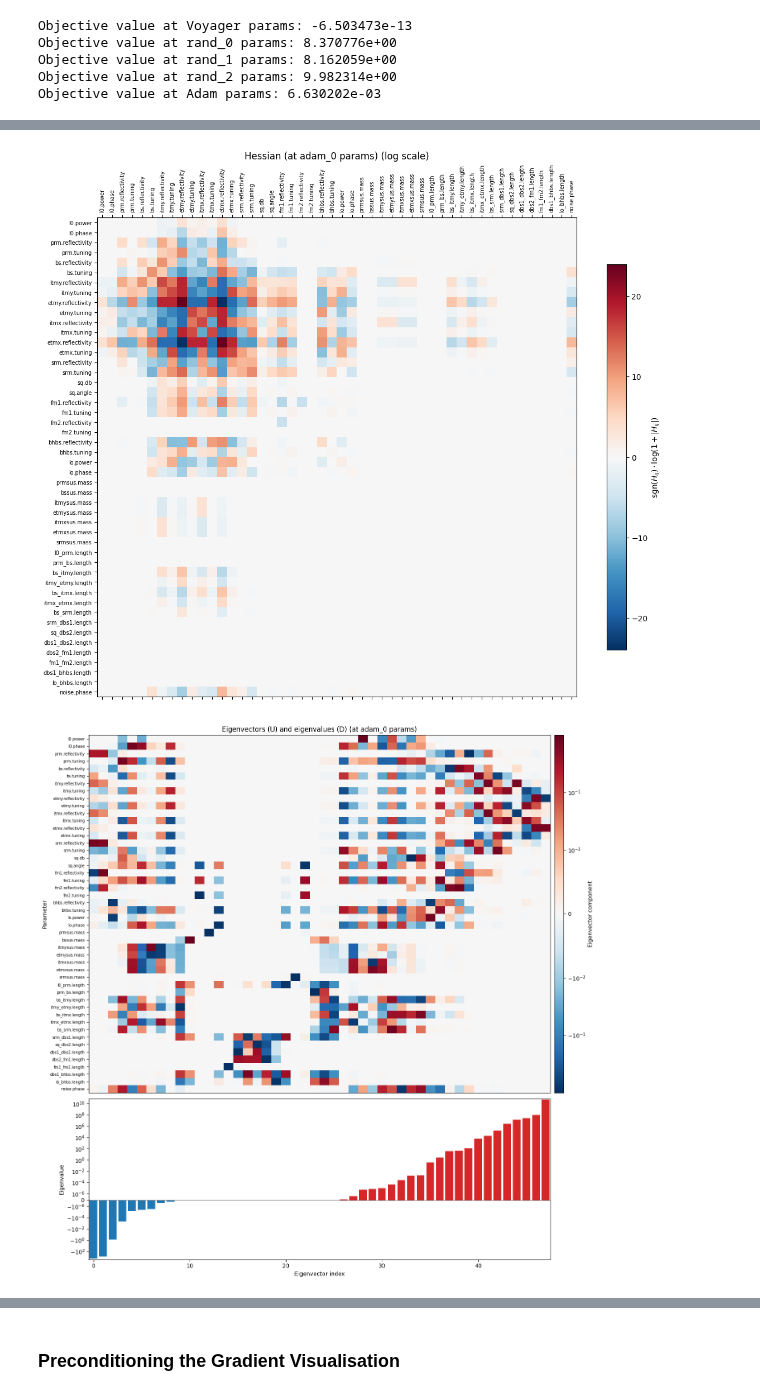
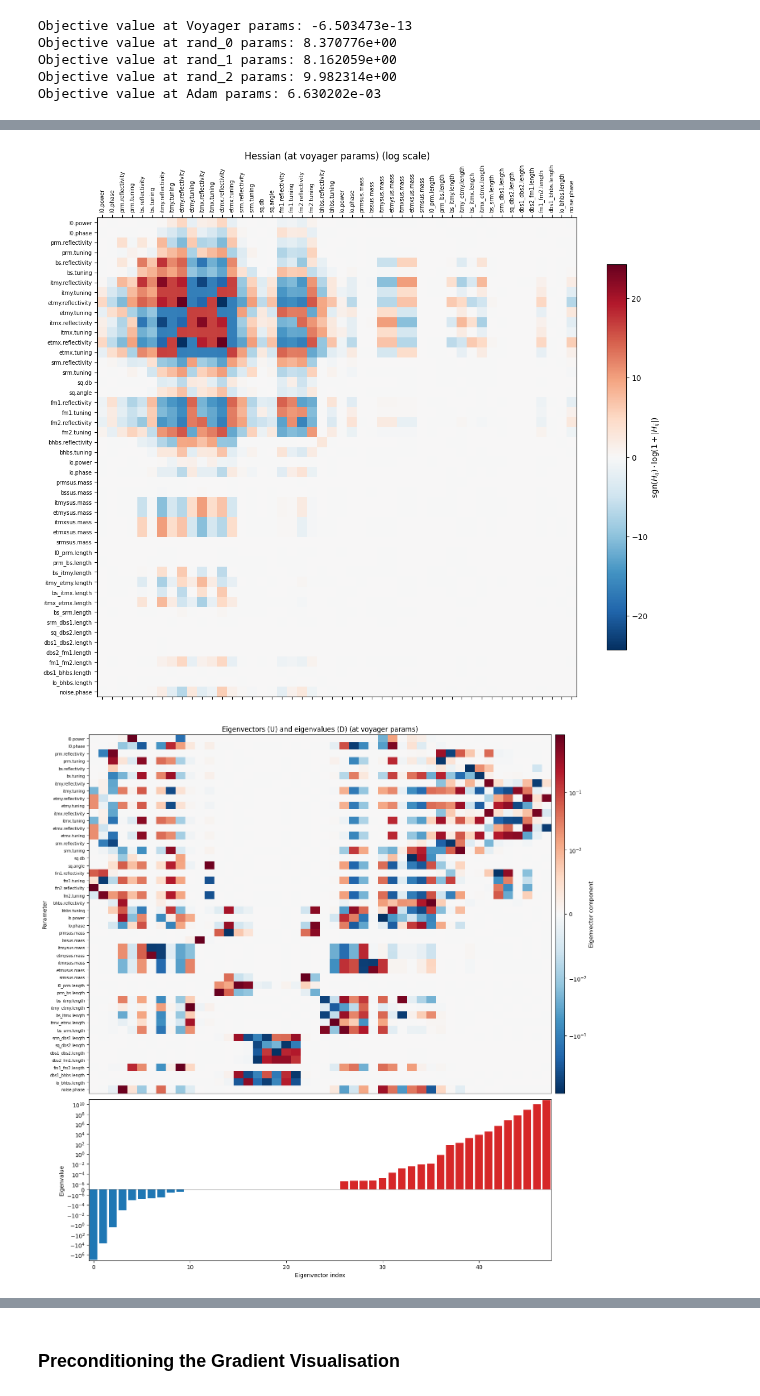
Before and after one commit to artificial-scientist-lab/Differometor-Benchmark, a Jupyter notebook: hessian_investigation/hessian_investigation.ipynb, the cells around one changed output, grey strips where cells are left out. Drawn from its saved outputs; the diff is of its cells as text; code cells hidden in the pictures.

```diff
--- a/hessian_investigation/hessian_investigation.ipynb
+++ b/hessian_investigation/hessian_investigation.ipynb
@@ -213,7 +216,7 @@ plt.show()
 # %% [markdown]
 ### Hessian Exploration
 # %%
-obj_fn = vp.objective_function
+obj_fn = jax.jit(vp.objective_function)
 obj_grad = jax.jit(jax.grad(obj_fn))
 obj_hessian = jax.jit(jax.hessian(obj_fn))
 # %%
@@ -367,10 +370,10 @@ Objective value at Adam params: 6.630202e-03
 # %%
 labels = [f"{c}.{p}" for c, p in vp.optimization_pairs]
 D, U = plot_hessian(
-    adam_zero_hess,
+    voyager_hess,
     labels,
-    name="adam_0",
-    title_suffix="at adam_0 params",
-    save=True,
+    name="voyager",
+    title_suffix="at voyager params",
+    save=False,
 )
 # %% [output]
@@ -378,2 +381,2 @@ D, U = plot_hessian(
-[figure, old version]
+[figure, new version]
-[figure, old version]
+[figure, new version]
```
Also changed, not shown: parts of 10 cells of this notebook, 5 other files.
